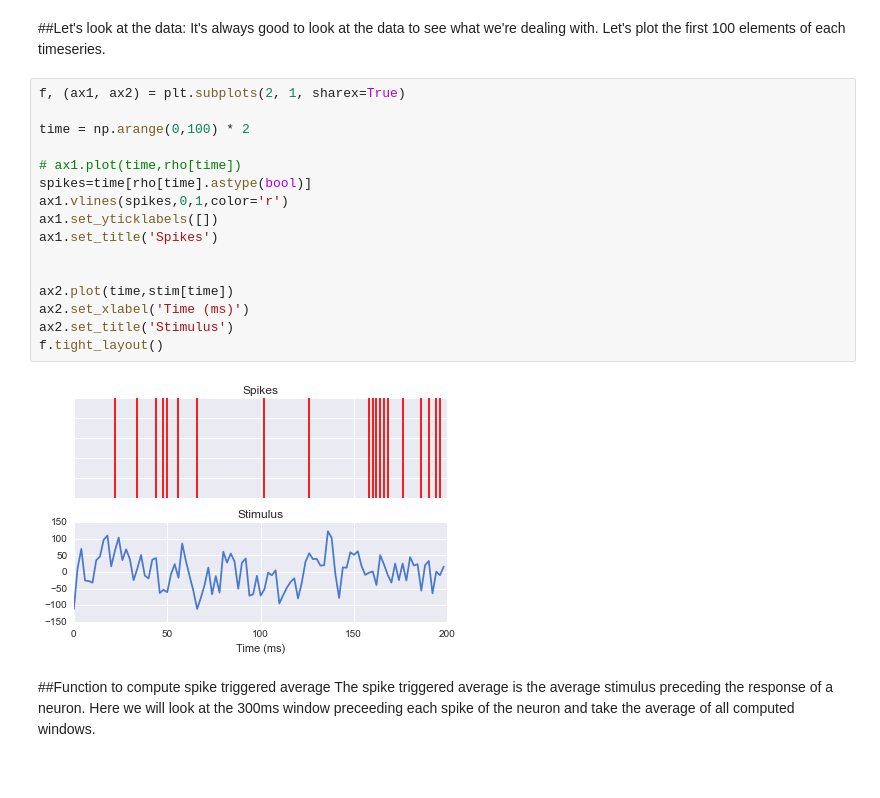
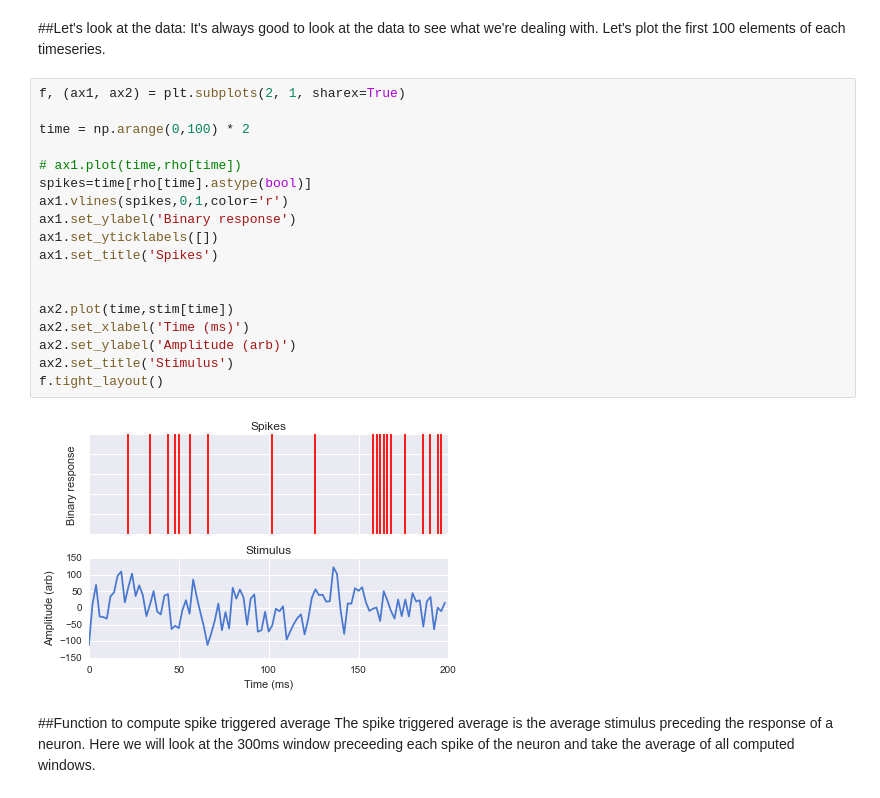
Before and after one commit to lyndond/CompNeuro, a Jupyter notebook: Ass2/Neural Encoding.ipynb, the cells around one changed output. Saved outputs shown, nothing was run; the diff lists cells and outputs as text.

```diff
--- a/Ass2/Neural Encoding.ipynb
+++ b/Ass2/Neural Encoding.ipynb
@@ -28,21 +28,23 @@ It's always good to look at the data to see what we're dealing with. Let's plot
 # %%
 f, (ax1, ax2) = plt.subplots(2, 1, sharex=True)
 
 time = np.arange(0,100) * 2
 
 # ax1.plot(time,rho[time])
 spikes=time[rho[time].astype(bool)]
 ax1.vlines(spikes,0,1,color='r')
+ax1.set_ylabel('Binary response')
 ax1.set_yticklabels([])
 ax1.set_title('Spikes')
 
 
 ax2.plot(time,stim[time])
 ax2.set_xlabel('Time (ms)')
+ax2.set_ylabel('Amplitude (arb)')
 ax2.set_title('Stimulus')
 f.tight_layout()
 # %% [output]
-[figure, old version]
+[figure, new version]
 # %% [markdown]
 ##Function to compute spike triggered average
 The spike triggered average is the average stimulus preceding the response of a neuron. Here we will look at the 300ms window preceeding each spike of the neuron and take the average of all computed windows.
```
Also changed, not shown: 5 other files.
